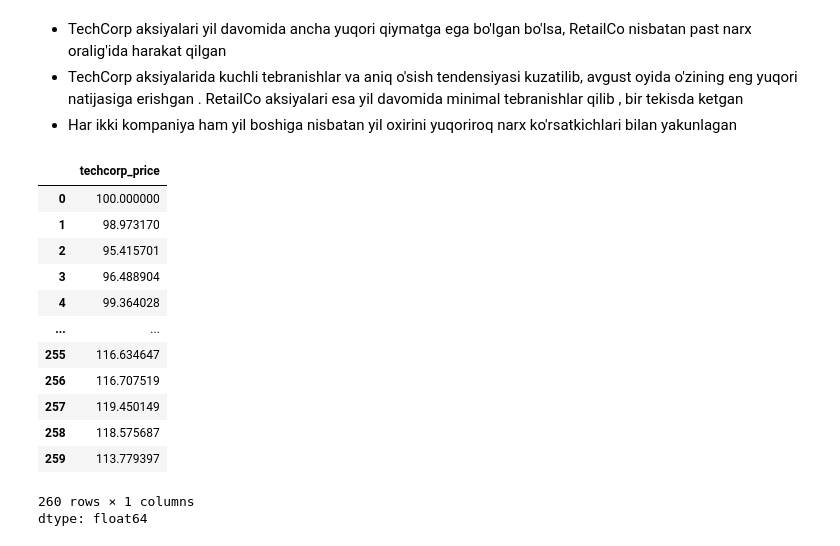
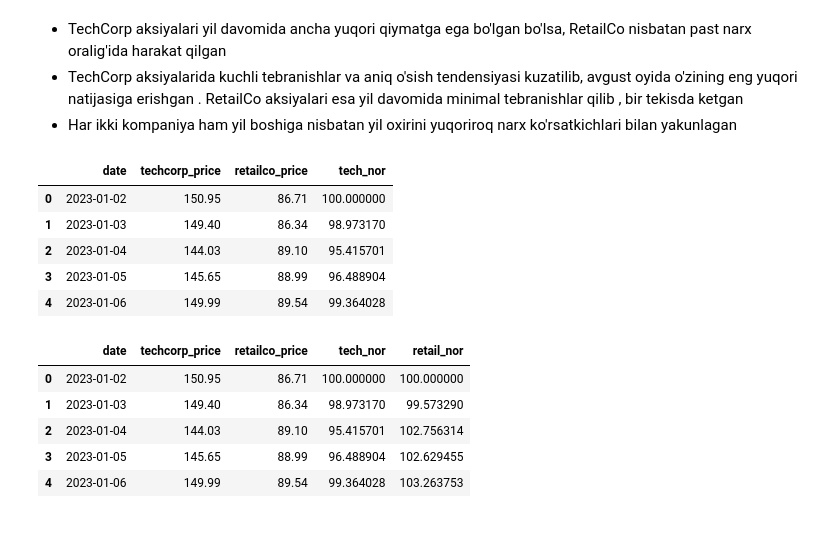
Before and after one commit to izzat-ai/learning-ai, a Jupyter notebook: data_visualization/matplotlib/multiple_plots.ipynb, the cells around one changed output. Saved outputs shown, nothing was run; the diff lists cells and outputs as text; code cells hidden in the pictures.

```diff
--- a/data_visualization/matplotlib/multiple_plots.ipynb
+++ b/data_visualization/matplotlib/multiple_plots.ipynb
@@ -62,20 +62,24 @@ plt.show()
 - TechCorp aksiyalarida kuchli tebranishlar va aniq o'sish tendensiyasi kuzatilib, avgust oyida o'zining eng yuqori natijasiga erishgan . RetailCo aksiyalari esa yil davomida minimal tebranishlar qilib , bir tekisda ketgan
 - Har ikki kompaniya ham yil boshiga nisbatan yil oxirini yuqoriroq narx ko'rsatkichlari bilan yakunlagan
 # %%
-df_nor = (df_stock_prices['techcorp_price']/df_stock_prices.iloc[0]['techcorp_price'])*100
-df_nor
+# techcorp kampaniyasi moliyasini normalizatsiya qilish
+df_stock_prices['tech_nor'] = (df_stock_prices['techcorp_price']/df_stock_prices.iloc[0]['techcorp_price'])*100
+df_stock_prices.head()
 # %% [output]
-|  | techcorp_price |
-| 0 | 100.000000 |
-| 1 | 98.973170 |
-| 2 | 95.415701 |
-| 3 | 96.488904 |
-| 4 | 99.364028 |
-| ... | ... |
-| 255 | 116.634647 |
-| 256 | 116.707519 |
-| 257 | 119.450149 |
-| 258 | 118.575687 |
-| 259 | 113.779397 |
+|  | date | techcorp_price | retailco_price | tech_nor |
+| 0 | 2023-01-02 | 150.95 | 86.71 | 100.000000 |
+| 1 | 2023-01-03 | 149.40 | 86.34 | 98.973170 |
+| 2 | 2023-01-04 | 144.03 | 89.10 | 95.415701 |
+| 3 | 2023-01-05 | 145.65 | 88.99 | 96.488904 |
+| 4 | 2023-01-06 | 149.99 | 89.54 | 99.364028 |
-260 rows × 1 columns
-dtype: float64
+# %%
+# retailco kampaniyasi moliyasini normalizatsiya qilish
+df_stock_prices['retail_nor'] = (df_stock_prices['retailco_price']/df_stock_prices.iloc[0]['retailco_price'])*100
+df_stock_prices.head()
+# %% [output]
+|  | date | techcorp_price | retailco_price | tech_nor | retail_nor |
+| 0 | 2023-01-02 | 150.95 | 86.71 | 100.000000 | 100.000000 |
+| 1 | 2023-01-03 | 149.40 | 86.34 | 98.973170 | 99.573290 |
+| 2 | 2023-01-04 | 144.03 | 89.10 | 95.415701 | 102.756314 |
+| 3 | 2023-01-05 | 145.65 | 88.99 | 96.488904 | 102.629455 |
+| 4 | 2023-01-06 | 149.99 | 89.54 | 99.364028 | 103.263753 |
```
Also changed, not shown: parts of 5 cells of this notebook.
